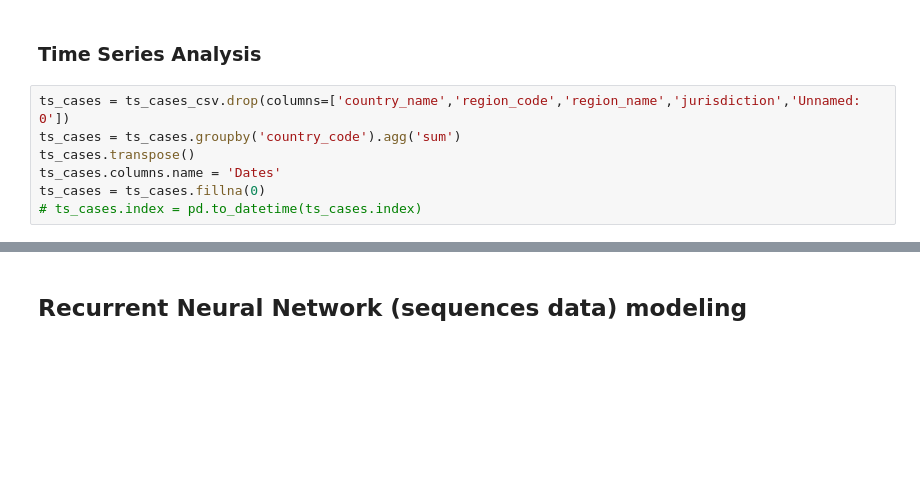
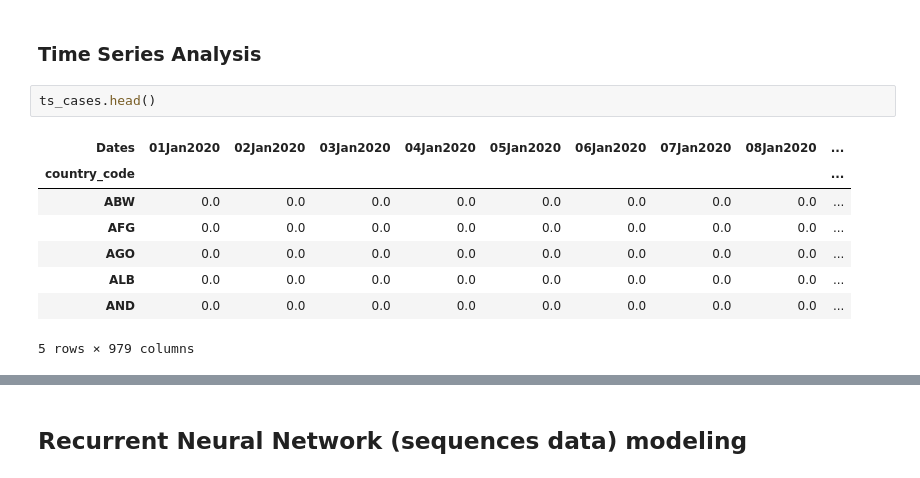
Before and after one commit to tekadata/covid_time_series_prediction, a Jupyter notebook: notebooks/EDA_RNN_TeKa.ipynb, the cells around one changed output, grey strips where cells are left out. Drawn from its saved outputs; the diff is of its cells as text; blank space fills up the shorter version.

```diff
--- a/notebooks/EDA_RNN_TeKa.ipynb
+++ b/notebooks/EDA_RNN_TeKa.ipynb
@@ -241,10 +232,14 @@ import pandas_profiling
 # vn_data.profile_report()
 # %% [markdown]
 ### Time Series Analysis
-# %%
-ts_cases = ts_cases_csv.drop(columns=['country_name','region_code','region_name','jurisdiction','Unnamed: 0'])
-ts_cases = ts_cases.groupby('country_code').agg('sum')
-ts_cases.transpose()
-ts_cases.columns.name = 'Dates'
-ts_cases = ts_cases.fillna(0)
-# ts_cases.index = pd.to_datetime(ts_cases.index)
+# %%
+ts_cases.head()
+# %% [output]
+| Dates | 01Jan2020 | 02Jan2020 | 03Jan2020 | 04Jan2020 | 05Jan2020 | 06Jan2020 | 07Jan2020 | 08Jan2020 | ... |
+| country_code |  |  |  |  |  |  |  |  | ... |
+| ABW | 0.0 | 0.0 | 0.0 | 0.0 | 0.0 | 0.0 | 0.0 | 0.0 | ... |
+| AFG | 0.0 | 0.0 | 0.0 | 0.0 | 0.0 | 0.0 | 0.0 | 0.0 | ... |
+| AGO | 0.0 | 0.0 | 0.0 | 0.0 | 0.0 | 0.0 | 0.0 | 0.0 | ... |
+| ALB | 0.0 | 0.0 | 0.0 | 0.0 | 0.0 | 0.0 | 0.0 | 0.0 | ... |
+| AND | 0.0 | 0.0 | 0.0 | 0.0 | 0.0 | 0.0 | 0.0 | 0.0 | ... |
+5 rows × 979 columns
```
Also changed, not shown: parts of 38 cells of this notebook, 1 other file.
